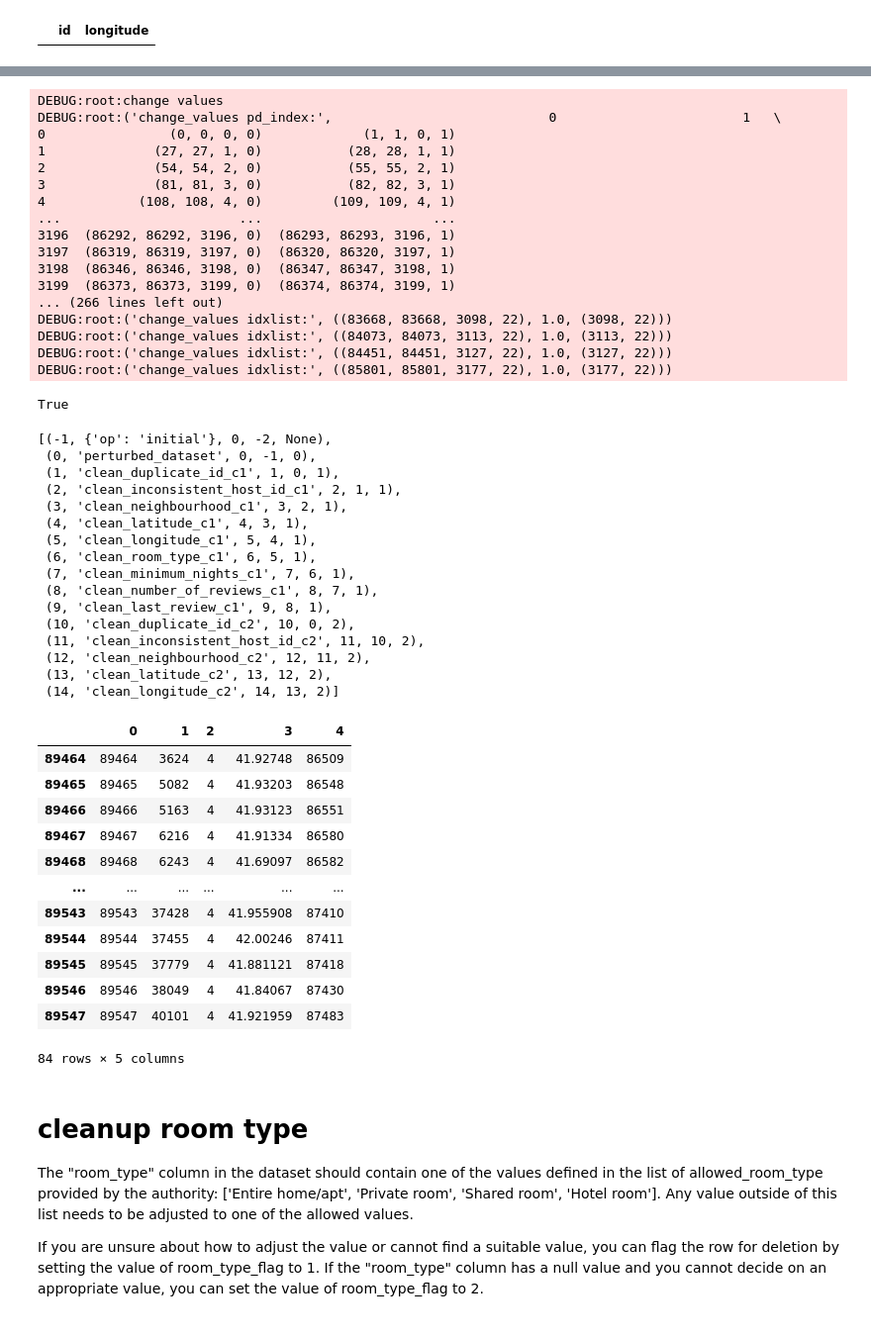
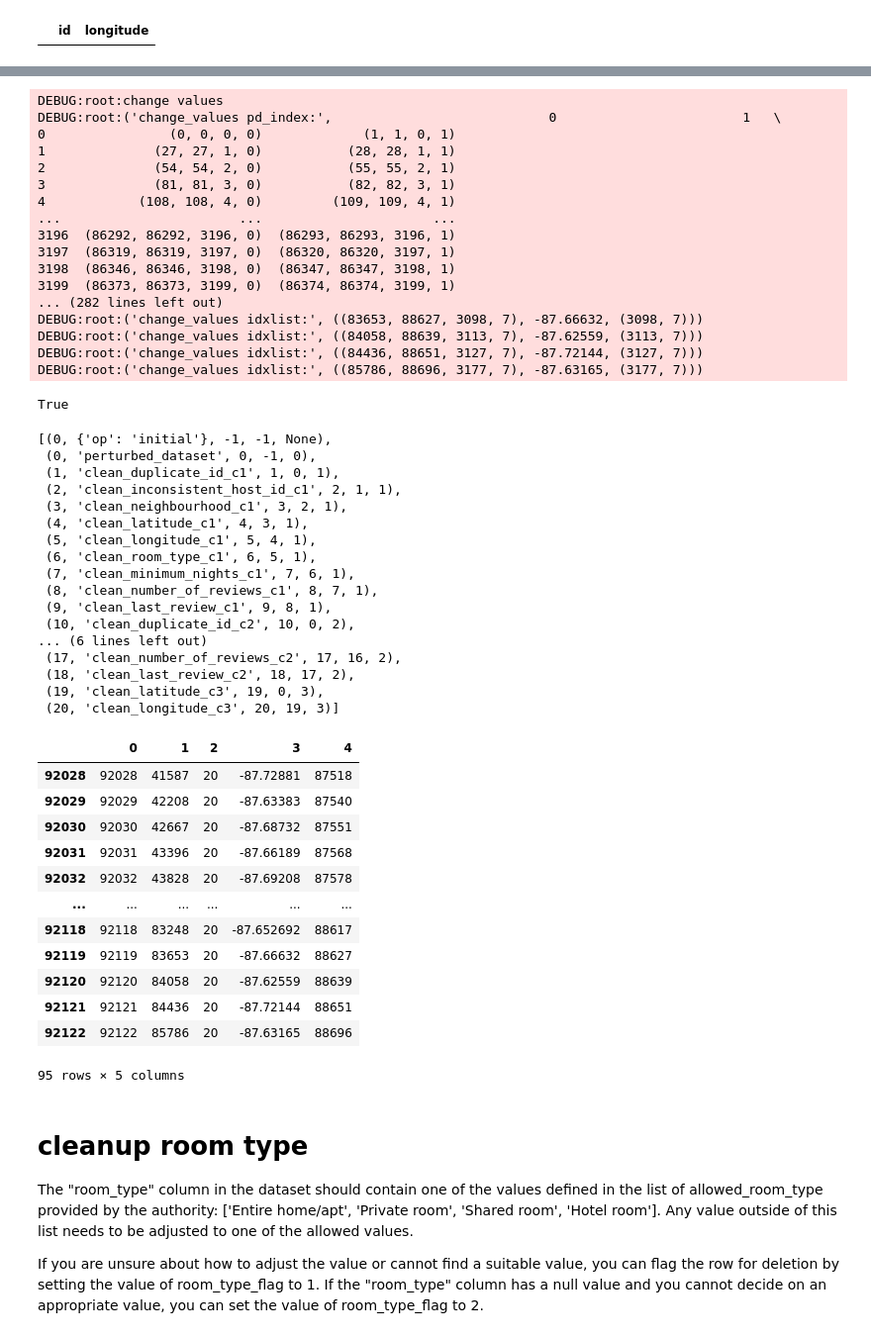
Before and after one commit to nikolausn/dissertation_demo, a Jupyter notebook: Chapter_8_Collab_Case_Study/data_cleaning_workflow_development/Airbnb-Solution-Template-DCMHarvest-C3.ipynb, the cells around one changed output, grey strips where cells are left out. Shown: that part at 99% size. Drawn from its saved outputs; the diff is of its cells as text; code cells hidden in the pictures.

```diff
--- a/Chapter_8_Collab_Case_Study/data_cleaning_workflow_development/Airbnb-Solution-Template-DCMHarvest-C3.ipynb
+++ b/Chapter_8_Collab_Case_Study/data_cleaning_workflow_development/Airbnb-Solution-Template-DCMHarvest-C3.ipynb
@@ -1035,7 +1042,7 @@ import pandas as pd
 import pickle
 
 #dcm1 = TransformDCM(None)
-with open("dcm_collab.pickle","rb") as file:
+with open("dcm_collab_c1_c2.pickle","rb") as file:
     dcm1 = pickle.load(file)
 # %%
 #dcm1.init_dataset_df(super_ori_pd)
@@ -1890,7 +1335,7 @@ last_review_flag                   0
 room_type_flag                     0
 dtype: int64
 # %%
-dcm1.change_df(workset_before,workset_after,"clean_longitude_c2","c2")
+dcm1.change_df(workset_before,workset_after,"clean_longitude_c3","c3")
 # %% [output]
 DEBUG:root:change values
 DEBUG:root:('change_values pd_index:',                            0                        1   \
@@ -1904,16 +1349,16 @@ DEBUG:root:('change_values pd_index:',                            0
 3197  (86319, 86319, 3197, 0)  (86320, 86320, 3197, 1)
 3198  (86346, 86346, 3198, 0)  (86347, 86347, 3198, 1)
 3199  (86373, 86373, 3199, 0)  (86374, 86374, 3199, 1)
-... (266 lines left out)
-DEBUG:root:('change_values idxlist:', ((83668, 83668, 3098, 22), 1.0, (3098, 22)))
-DEBUG:root:('change_values idxlist:', ((84073, 84073, 3113, 22), 1.0, (3113, 22)))
-DEBUG:root:('change_values idxlist:', ((84451, 84451, 3127, 22), 1.0, (3127, 22)))
-DEBUG:root:('change_values idxlist:', ((85801, 85801, 3177, 22), 1.0, (3177, 22)))
+... (282 lines left out)
+DEBUG:root:('change_values idxlist:', ((83653, 88627, 3098, 7), -87.66632, (3098, 7)))
+DEBUG:root:('change_values idxlist:', ((84058, 88639, 3113, 7), -87.62559, (3113, 7)))
+DEBUG:root:('change_values idxlist:', ((84436, 88651, 3127, 7), -87.72144, (3127, 7)))
+DEBUG:root:('change_values idxlist:', ((85786, 88696, 3177, 7), -87.63165, (3177, 7)))
 True
 # %%
 dcm1.state_detail
 # %% [output]
-[(-1, {'op': 'initial'}, 0, -2, None),
+[(0, {'op': 'initial'}, -1, -1, None),
  (0, 'perturbed_dataset', 0, -1, 0),
  (1, 'clean_duplicate_id_c1', 1, 0, 1),
  (2, 'clean_inconsistent_host_id_c1', 2, 1, 1),
@@ -1925,29 +1370,30 @@ dcm1.state_detail
  (8, 'clean_number_of_reviews_c1', 8, 7, 1),
  (9, 'clean_last_review_c1', 9, 8, 1),
  (10, 'clean_duplicate_id_c2', 10, 0, 2),
- (11, 'clean_inconsistent_host_id_c2', 11, 10, 2),
- (12, 'clean_neighbourhood_c2', 12, 11, 2),
- (13, 'clean_latitude_c2', 13, 12, 2),
- (14, 'clean_longitude_c2', 14, 13, 2)]
+... (6 lines left out)
+ (17, 'clean_number_of_reviews_c2', 17, 16, 2),
+ (18, 'clean_last_review_c2', 18, 17, 2),
+ (19, 'clean_latitude_c3', 19, 0, 3),
+ (20, 'clean_longitude_c3', 20, 19, 3)]
 # %%
 workset_before = workset_after.copy()
 # %%
 check_pd = pd.DataFrame(dcm1.cell_values)
-check_pd[check_pd[2]==4]
+check_pd[check_pd[2]==20]
 # %% [output]
 |  | 0 | 1 | 2 | 3 | 4 |
-| 89464 | 89464 | 3624 | 4 | 41.92748 | 86509 |
-| 89465 | 89465 | 5082 | 4 | 41.93203 | 86548 |
-| 89466 | 89466 | 5163 | 4 | 41.93123 | 86551 |
-| 89467 | 89467 | 6216 | 4 | 41.91334 | 86580 |
-| 89468 | 89468 | 6243 | 4 | 41.69097 | 86582 |
+| 92028 | 92028 | 41587 | 20 | -87.72881 | 87518 |
+| 92029 | 92029 | 42208 | 20 | -87.63383 | 87540 |
+| 92030 | 92030 | 42667 | 20 | -87.68732 | 87551 |
+| 92031 | 92031 | 43396 | 20 | -87.66189 | 87568 |
+| 92032 | 92032 | 43828 | 20 | -87.69208 | 87578 |
 | ... | ... | ... | ... | ... | ... |
-| 89543 | 89543 | 37428 | 4 | 41.955908 | 87410 |
-| 89544 | 89544 | 37455 | 4 | 42.00246 | 87411 |
-| 89545 | 89545 | 37779 | 4 | 41.881121 | 87418 |
-| 89546 | 89546 | 38049 | 4 | 41.84067 | 87430 |
-| 89547 | 89547 | 40101 | 4 | 41.921959 | 87483 |
+| 92118 | 92118 | 83248 | 20 | -87.652692 | 88617 |
+| 92119 | 92119 | 83653 | 20 | -87.66632 | 88627 |
+| 92120 | 92120 | 84058 | 20 | -87.62559 | 88639 |
+| 92121 | 92121 | 84436 | 20 | -87.72144 | 88651 |
+| 92122 | 92122 | 85786 | 20 | -87.63165 | 88696 |
-84 rows × 5 columns
+95 rows × 5 columns
 # %% [markdown]
 # cleanup room type
 The "room_type" column in the dataset should contain one of the values defined in the list of allowed_room_type provided by the authority: ['Entire home/apt', 'Private room', 'Shared room', 'Hotel room']. Any value outside of this list needs to be adjusted to one of the allowed values.
```
Also changed, not shown: parts of 131 cells of this notebook, 7 other files.
